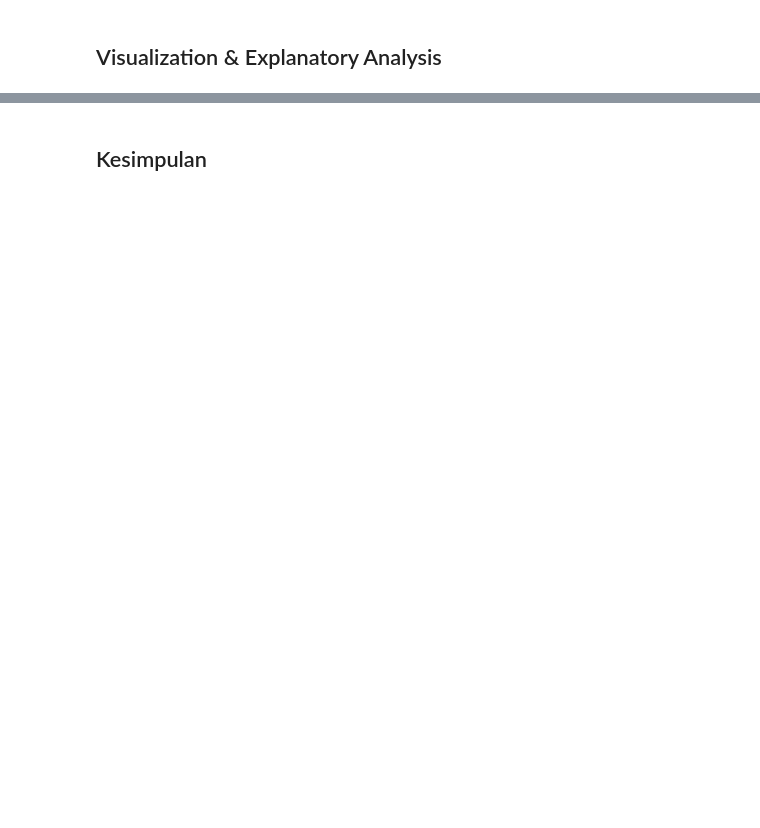
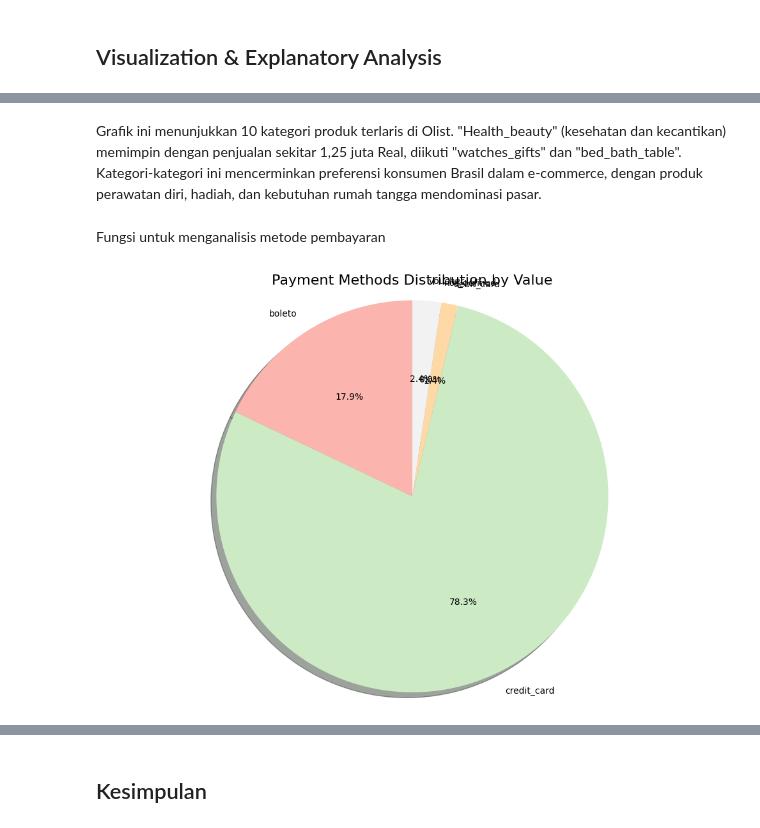
Before and after one commit to Koerentji/dashboard-olist-e-commerce, a Jupyter notebook: notebook.ipynb, the cells around one changed output, grey strips where cells are left out. Cells and saved outputs as stored; diff of their text form; code cells hidden in the pictures; blank space fills up the shorter version.

```diff
--- a/notebook.ipynb
+++ b/notebook.ipynb
@@ -1249,0 +586,39 @@ plt.show()
+# %% [markdown]
+Grafik ini menunjukkan 10 kategori produk terlaris di Olist. "Health_beauty" (kesehatan dan kecantikan) memimpin dengan penjualan sekitar 1,25 juta Real, diikuti "watches_gifts" dan "bed_bath_table". Kategori-kategori ini mencerminkan preferensi konsumen Brasil dalam e-commerce, dengan produk perawatan diri, hadiah, dan kebutuhan rumah tangga mendominasi pasar.
+# %% [markdown]
+Fungsi untuk menganalisis metode pembayaran
+# %%
+def analyze_payment_methods(orders_df, payments_df):
+    # Merge orders with payments
+    payment_data = pd.merge(
+        orders_df[['order_id']],
+        payments_df,
+        on='order_id',
+        how='inner'
+    )
+
+    # Aggregate by payment type
+    payment_summary = payment_data.groupby('payment_type').agg({
+        'payment_value': 'sum',
+        'order_id': 'nunique'
+    }).reset_index()
+
+    payment_summary.columns = ['payment_type', 'total_value', 'order_count']
+    payment_summary['percentage'] = payment_summary['total_value'] / payment_summary['total_value'].sum() * 100
+
+    return payment_summary
+
+# Get payment method summary
+payment_methods = analyze_payment_methods(df_orders, df_order_payments)
+
+# Visualize payment methods distribution
+plt.figure(figsize=(10, 7))
+plt.pie(payment_methods['total_value'], labels=payment_methods['payment_type'],
+        autopct='%1.1f%%', startangle=90, shadow=True,
+        colors=plt.cm.Pastel1(np.linspace(0, 1, len(payment_methods))))
+plt.axis('equal')
+plt.title('Payment Methods Distribution by Value', fontsize=16)
+plt.tight_layout()
+plt.show()
+# %% [output]
+[figure, added]
```
Also changed, not shown: parts of 156 cells of this notebook, 13 other files.
